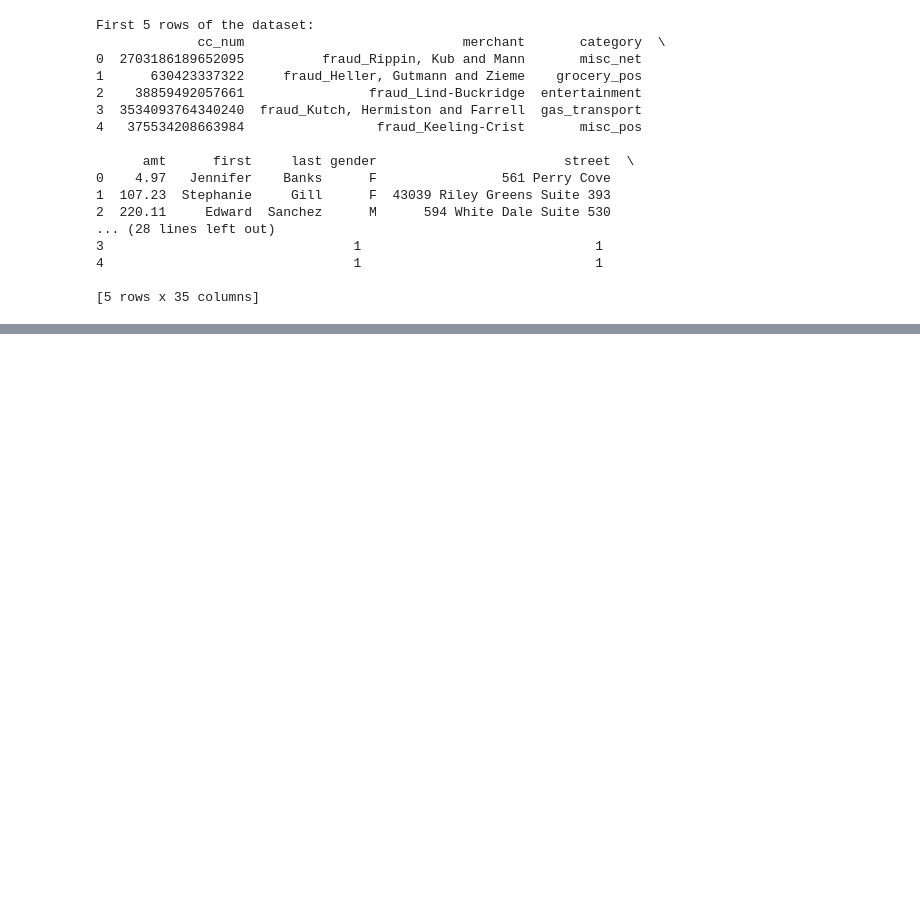
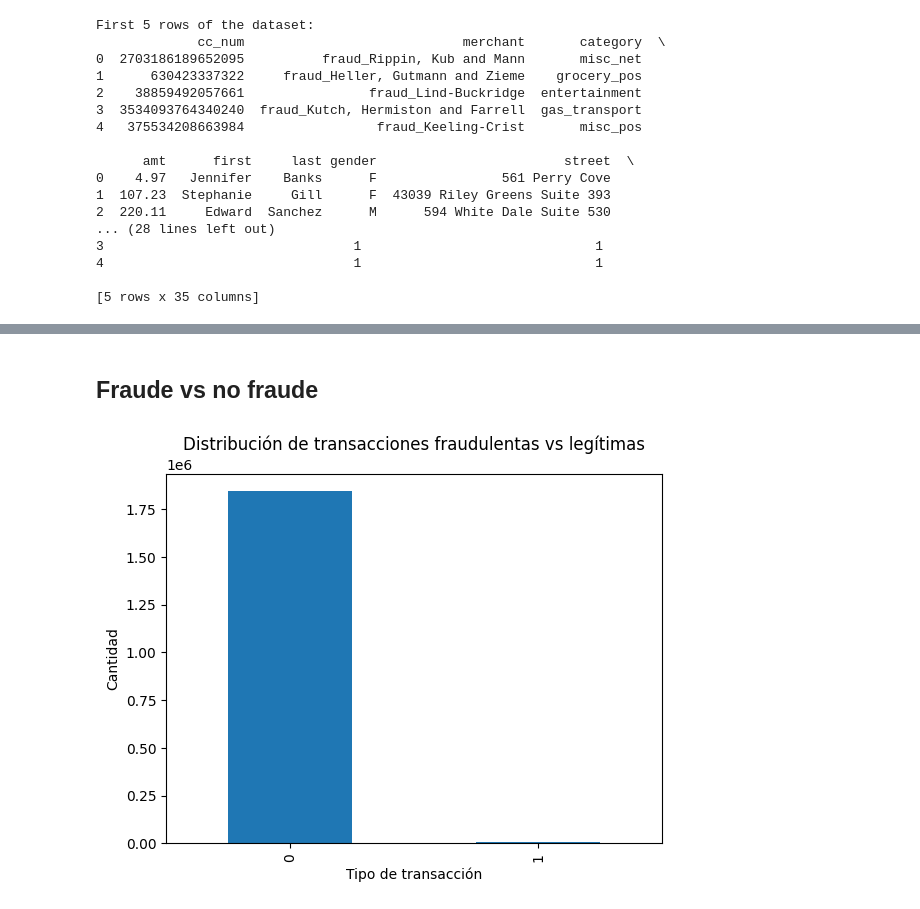
Before and after one commit to Wachuuu15/Proyecto_sds, a Jupyter notebook: detection.ipynb, the cells around one changed output, grey strips where cells are left out. Saved outputs shown, nothing was run; the diff lists cells and outputs as text; code cells hidden in the pictures; blank space fills up the shorter version.

```diff
--- a/detection.ipynb
+++ b/detection.ipynb
@@ -74,0 +117,11 @@ First 5 rows of the dataset:
+# %% [markdown]
+## Fraude vs no fraude
+# %%
+# Visualización de la distribución de la clase objetivo (fraude vs no fraude)
+df['is_fraud'].value_counts().plot(kind='bar')
+plt.title('Distribución de transacciones fraudulentas vs legítimas')
+plt.xlabel('Tipo de transacción')
+plt.ylabel('Cantidad')
+plt.show()
+# %% [output]
+[figure, added]
```
Also changed, not shown: parts of 8 cells of this notebook.
